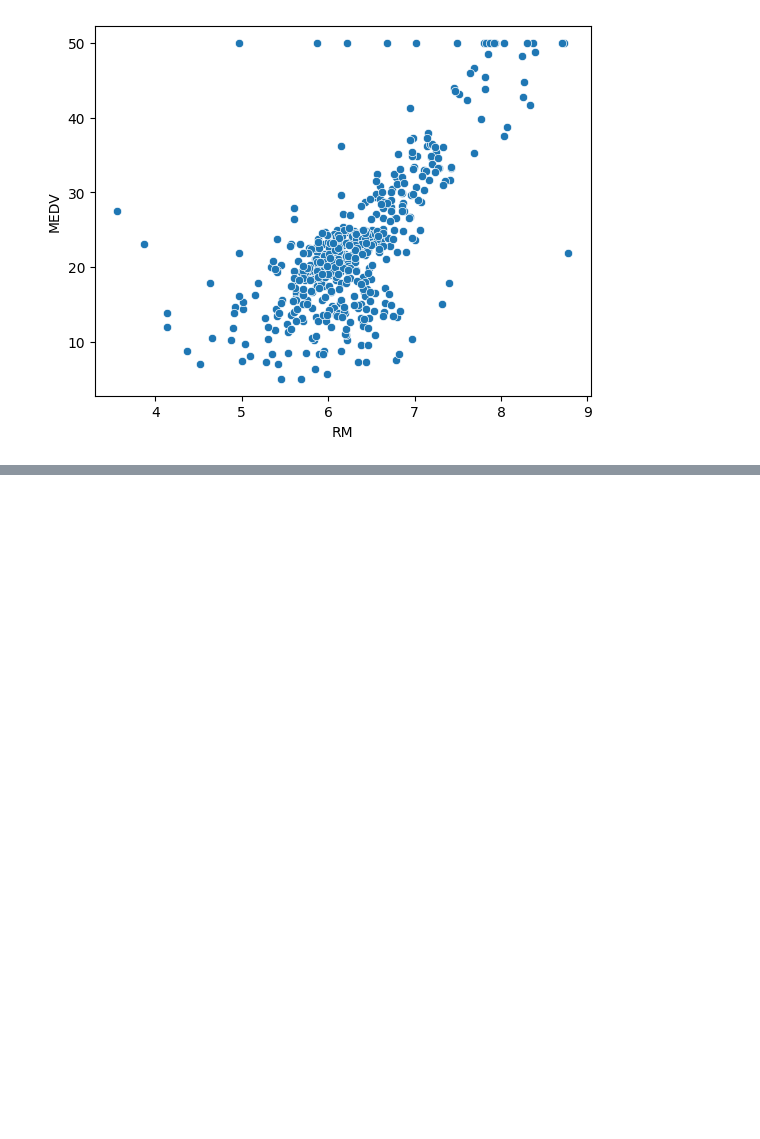
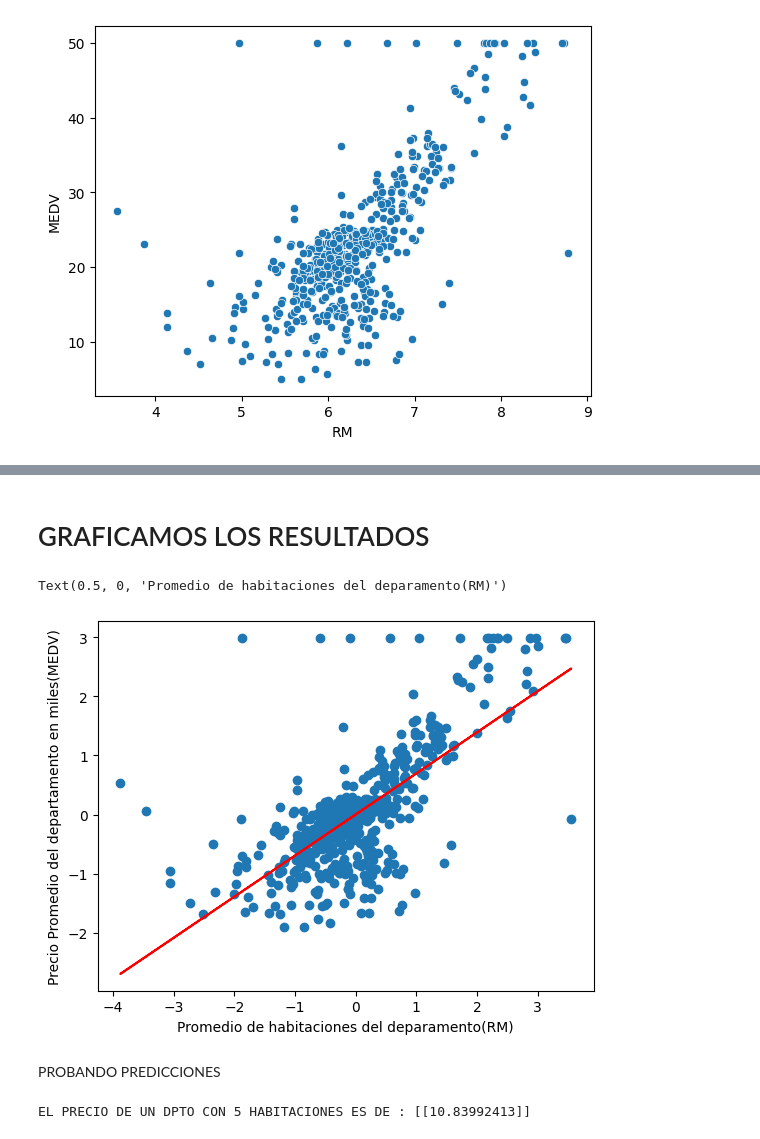
Before and after one commit to cesarmayta/BOOTCAMP_DSG1, a Jupyter notebook: dia1/01_ml_regresion_lineal.ipynb, the cells around one changed output, grey strips where cells are left out. Saved outputs shown, nothing was run; the diff lists cells and outputs as text; code cells hidden in the pictures; blank space fills up the shorter version.

```diff
--- a/dia1/01_ml_regresion_lineal.ipynb
+++ b/dia1/01_ml_regresion_lineal.ipynb
@@ -55,0 +63,6 @@ sns.scatterplot(data=df,x=df.RM,y=df.MEDV)
+# %%
+X = df['RM'].values.reshape(-1, 1)
+y = df['MEDV'].values.reshape(-1, 1)
+
+print(X)
+print(y)
@@ -55,0 +87,9 @@ sns.scatterplot(data=df,x=df.RM,y=df.MEDV)
+# %%
+sc_x = StandardScaler()
+sc_y = StandardScaler()
+
+X_std = sc_x.fit_transform(X)
+y_std = sc_y.fit_transform(y)
+
+print(X_std)
+print(y_std)
@@ -55,0 +116,4 @@ sns.scatterplot(data=df,x=df.RM,y=df.MEDV)
+# %%
+slr = LinearRegression()
+slr.fit(X_std,y_std)
+slr.predict(X_std)
@@ -55,0 +138,18 @@ sns.scatterplot(data=df,x=df.RM,y=df.MEDV)
+# %% [markdown]
+# GRAFICAMOS LOS RESULTADOS
+# %%
+plt.scatter(X_std,y_std)
+plt.plot(X_std,slr.predict(X_std),color='red')
+plt.ylabel("Precio Promedio del departamento en miles(MEDV)")
+plt.xlabel("Promedio de habitaciones del deparamento(RM)")
+# %% [output]
+Text(0.5, 0, 'Promedio de habitaciones del deparamento(RM)')
+[figure, added]
+# %% [markdown]
+PROBANDO PREDICCIONES
+# %%
+num_habitaciones = 5
+num_habitaciones_std = sc_x.transform(np.array([num_habitaciones]).reshape(-1,1))
+print("EL PRECIO DE UN DPTO CON 5 HABITACIONES ES DE :",sc_y.inverse_transform(slr.predict(num_habitaciones_std)))
+# %% [output]
+EL PRECIO DE UN DPTO CON 5 HABITACIONES ES DE : [[10.83992413]]
```
Also changed, not shown: parts of 7 cells of this notebook.
